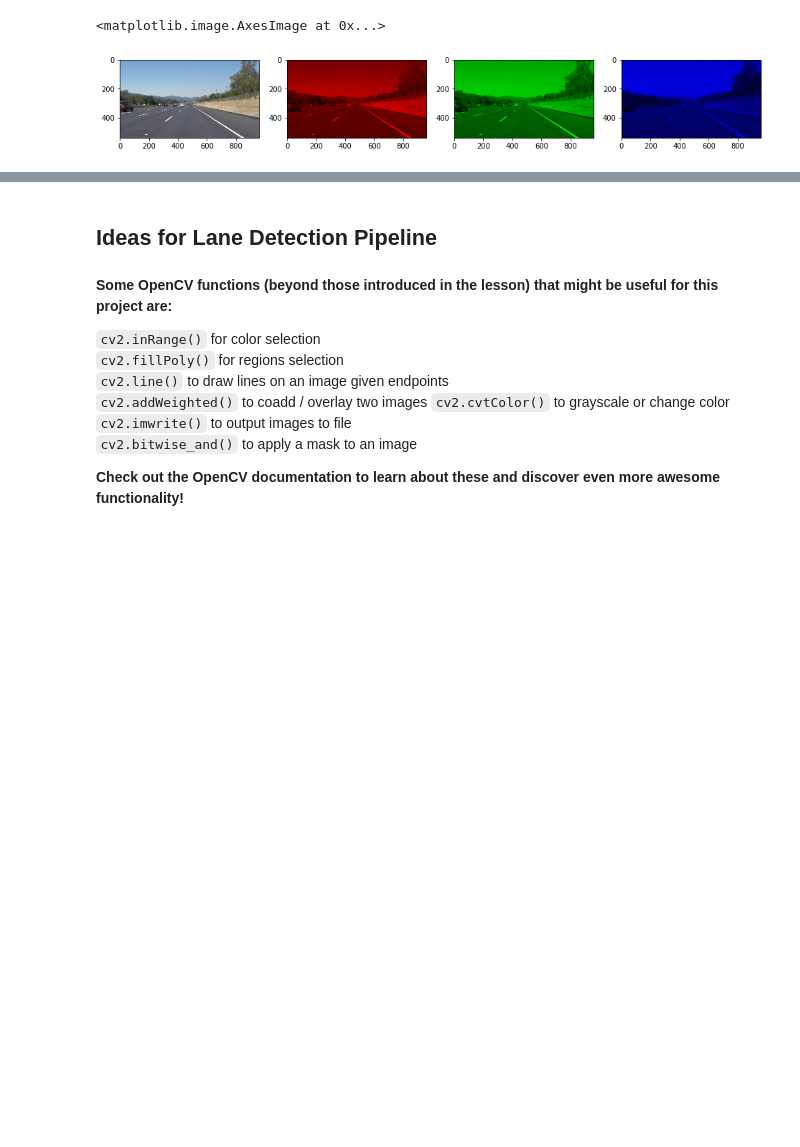
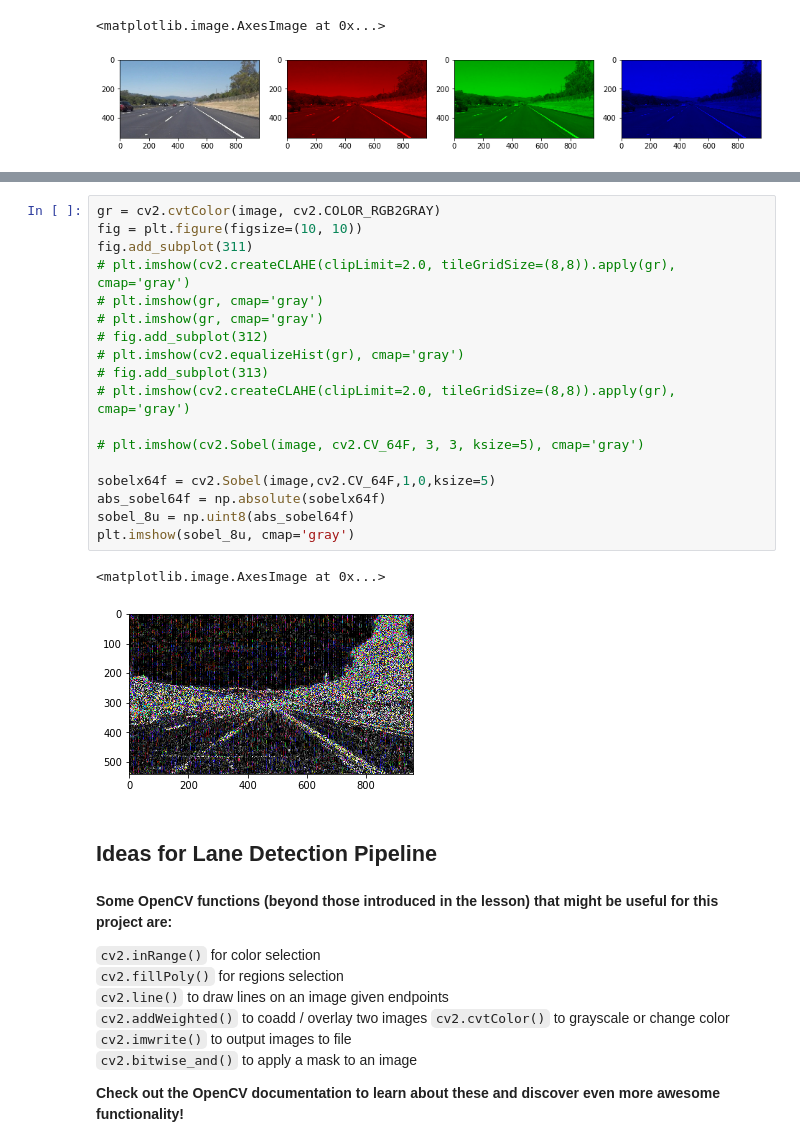
Before and after one commit to lpadukana/CarND-LaneLines-P1, a Jupyter notebook: P1.ipynb, the cells around one changed output, grey strips where cells are left out. Cells and saved outputs as stored; diff of their text form; blank space fills up the shorter version.

```diff
--- a/P1.ipynb
+++ b/P1.ipynb
@@ -81,3 +100,24 @@ plt.imshow(copy_channels(image, [2]))
+# %%
+gr = cv2.cvtColor(image, cv2.COLOR_RGB2GRAY)
+fig = plt.figure(figsize=(10, 10))
+fig.add_subplot(311)
+# plt.imshow(cv2.createCLAHE(clipLimit=2.0, tileGridSize=(8,8)).apply(gr), cmap='gray')
+# plt.imshow(gr, cmap='gray')
+# plt.imshow(gr, cmap='gray')
+# fig.add_subplot(312)
+# plt.imshow(cv2.equalizeHist(gr), cmap='gray')
+# fig.add_subplot(313)
+# plt.imshow(cv2.createCLAHE(clipLimit=2.0, tileGridSize=(8,8)).apply(gr), cmap='gray')
+
+# plt.imshow(cv2.Sobel(image, cv2.CV_64F, 3, 3, ksize=5), cmap='gray')
+
+sobelx64f = cv2.Sobel(image,cv2.CV_64F,1,0,ksize=5)
+abs_sobel64f = np.absolute(sobelx64f)
+sobel_8u = np.uint8(abs_sobel64f)
+plt.imshow(sobel_8u, cmap='gray')
+# %% [output]
+<matplotlib.image.AxesImage at 0x...>
+[figure, added]
 # %% [markdown]
 ## Ideas for Lane Detection Pipeline
 # %% [markdown]
```
Also changed, not shown: parts of 6 cells of this notebook.
